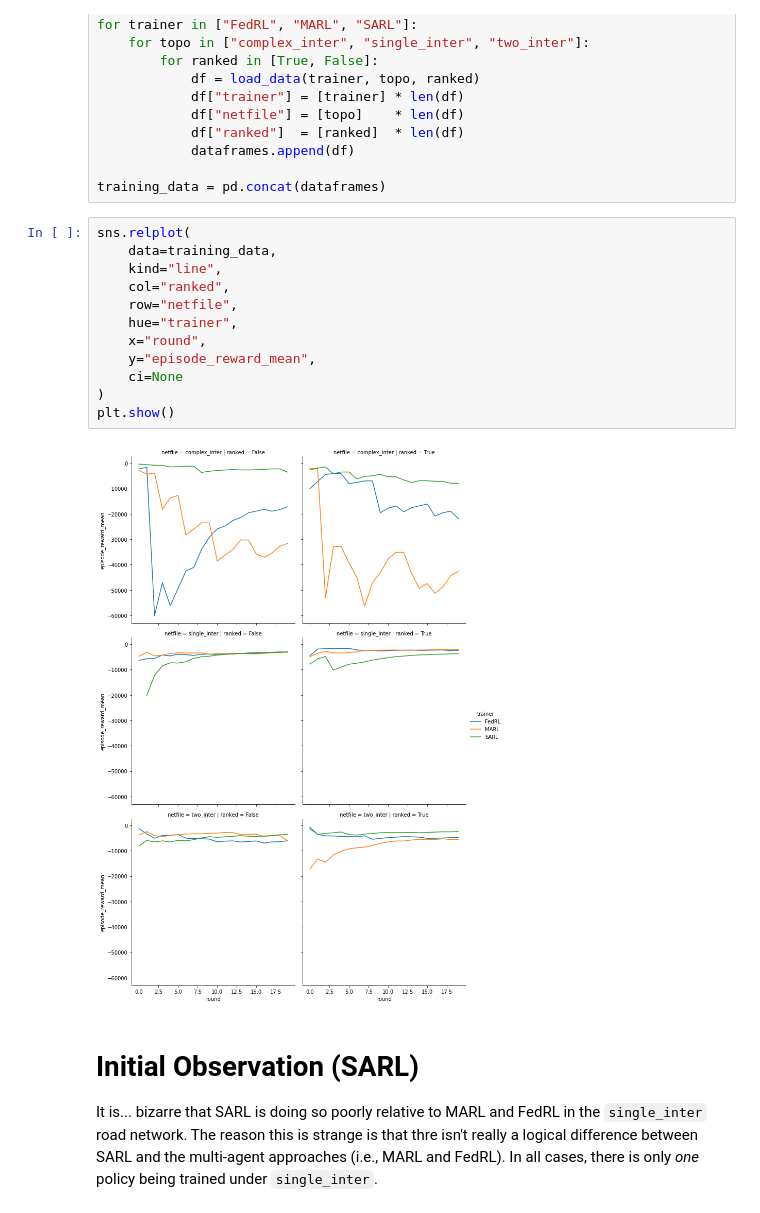
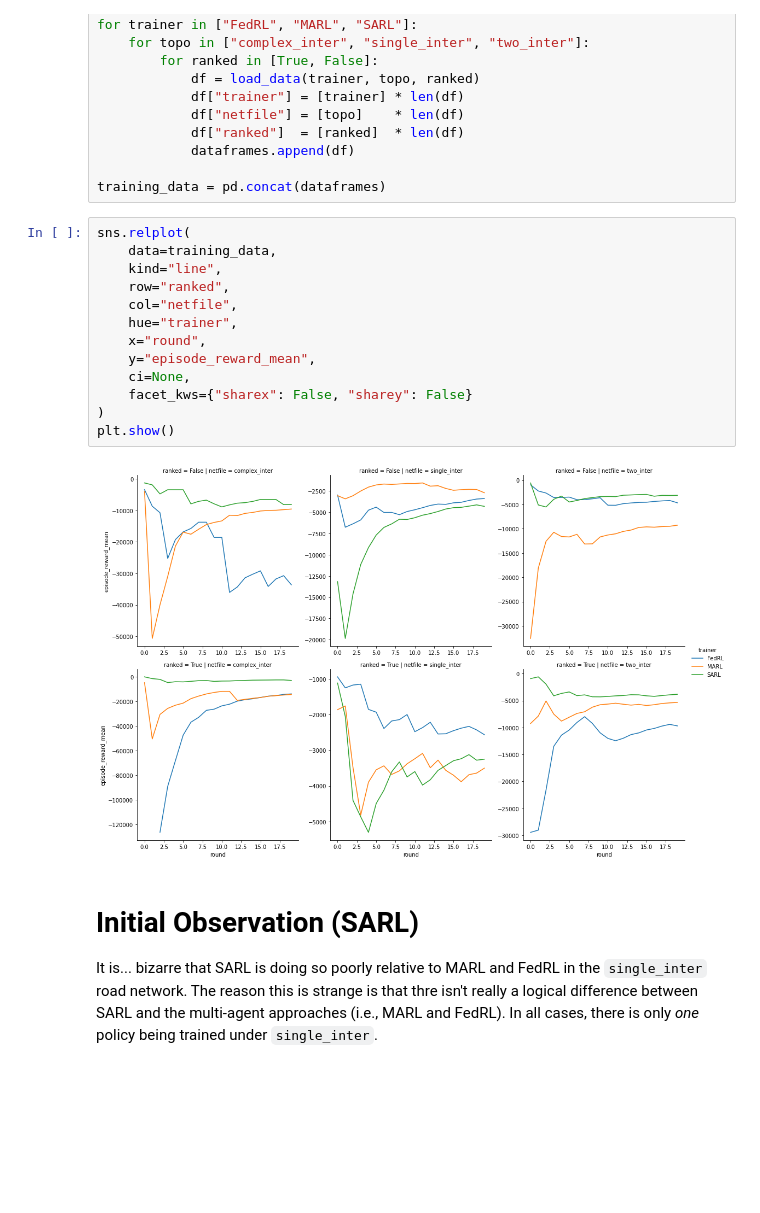
Before and after one commit to nathaniel-hudson/SUMO-FedRL, a Jupyter notebook: Evaluator.ipynb, the cells around one changed output. Cells and saved outputs as stored; diff of their text form; blank space fills up the shorter version.

```diff
--- a/Evaluator.ipynb
+++ b/Evaluator.ipynb
@@ -54,17 +54,18 @@ training_data = pd.concat(dataframes)
 # %%
 sns.relplot(
     data=training_data,
     kind="line",
-    col="ranked",
-    row="netfile",
+    row="ranked",
+    col="netfile",
     hue="trainer",
     x="round",
     y="episode_reward_mean",
-    ci=None
+    ci=None,
+    facet_kws={"sharex": False, "sharey": False}
 )
 plt.show()
 # %% [output]
-[figure, old version]
+[figure, new version]
 # %% [markdown]
 # Initial Observation (SARL)
 It is... bizarre that SARL is doing so poorly relative to MARL and FedRL in the `single_inter` road network. The reason this is strange is that thre isn't really a logical difference between SARL and the multi-agent approaches (i.e., MARL and FedRL). In all cases, there is only *one* policy being trained under `single_inter`.
```
Also changed, not shown: parts of 4 cells of this notebook, 9 other files.
